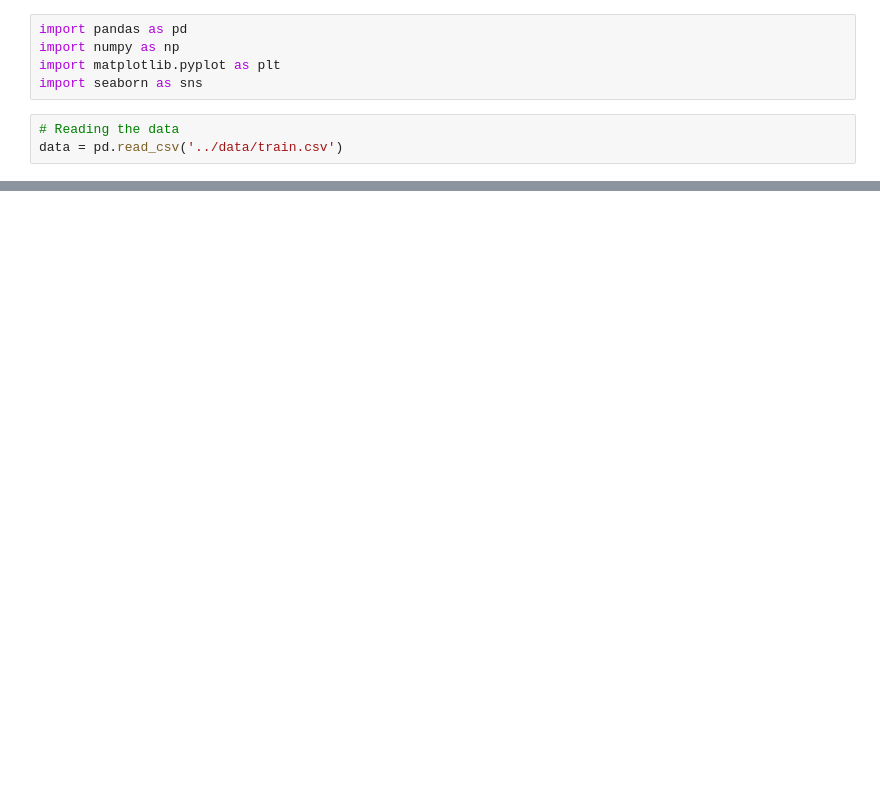
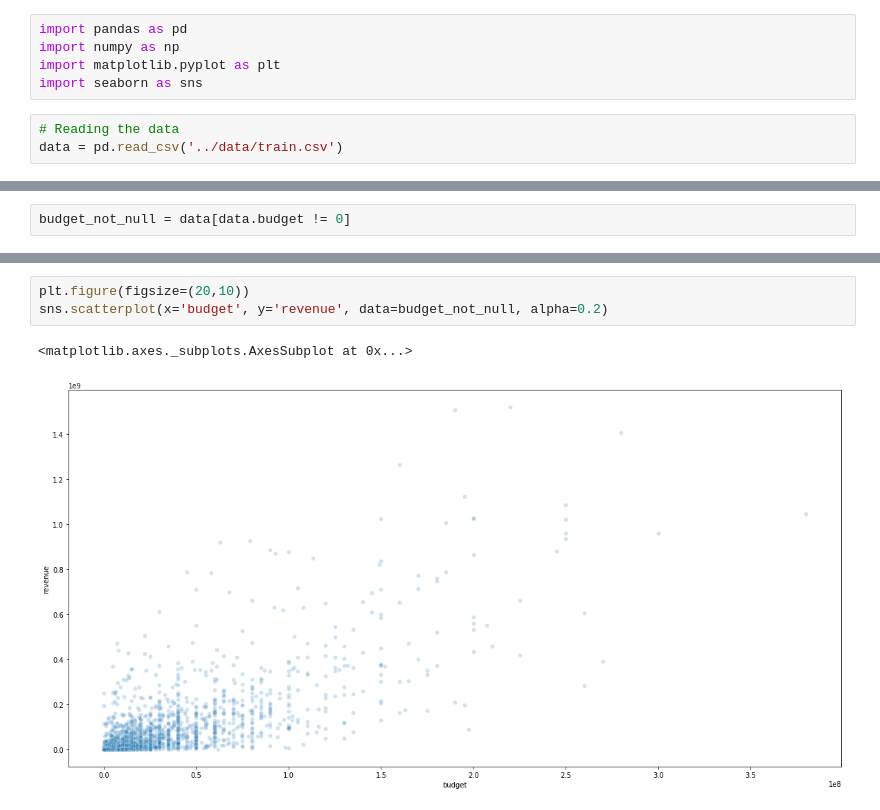
Before and after one commit to Cruzzor/BoxOffice, a Jupyter notebook: exploration_marcel.ipynb, the cells around one changed output, grey strips where cells are left out. Drawn from its saved outputs; the diff is of its cells as text; blank space fills up the shorter version.

```diff
--- a/exploration_marcel.ipynb
+++ b/exploration_marcel.ipynb
@@ -28,0 +31,2 @@ sns.distplot(np.log(data.revenue))
+# %%
+budget_not_null = data[data.budget != 0]
@@ -28,0 +39,6 @@ sns.distplot(np.log(data.revenue))
+# %%
+plt.figure(figsize=(20,10))
+sns.scatterplot(x='budget', y='revenue', data=budget_not_null, alpha=0.2)
+# %% [output]
+<matplotlib.axes._subplots.AxesSubplot at 0x...>
+[figure, added]
```
Also changed, not shown: parts of 9 cells of this notebook.
